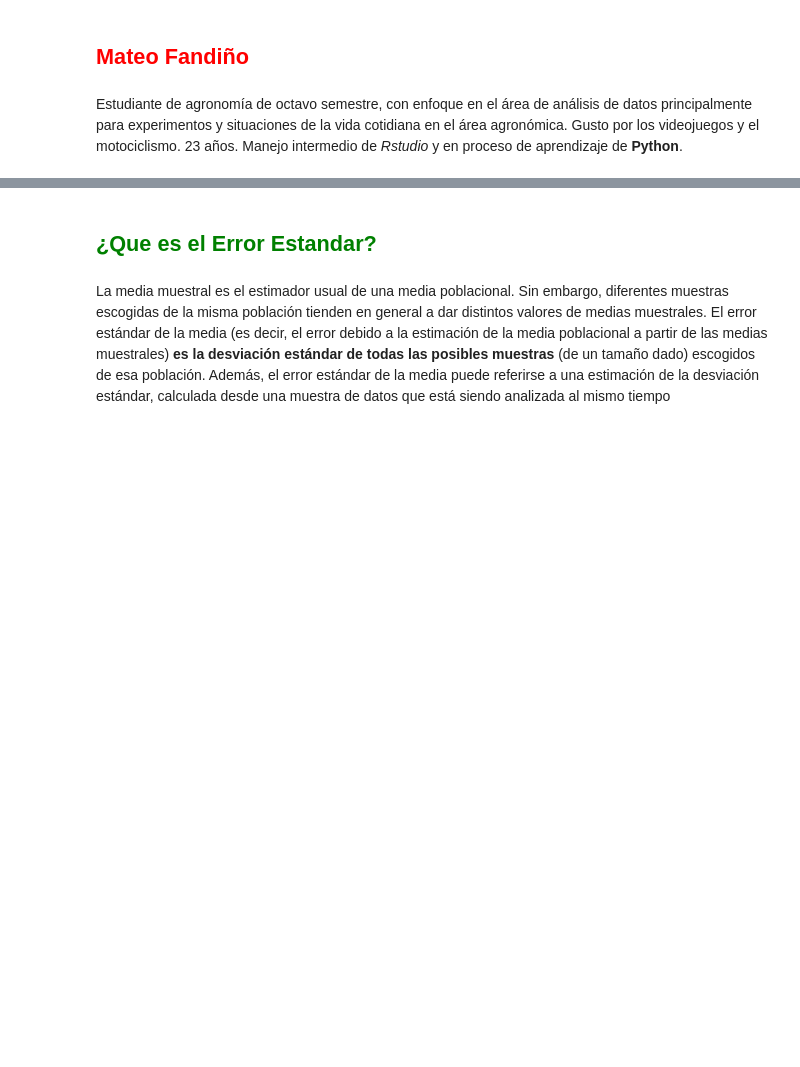
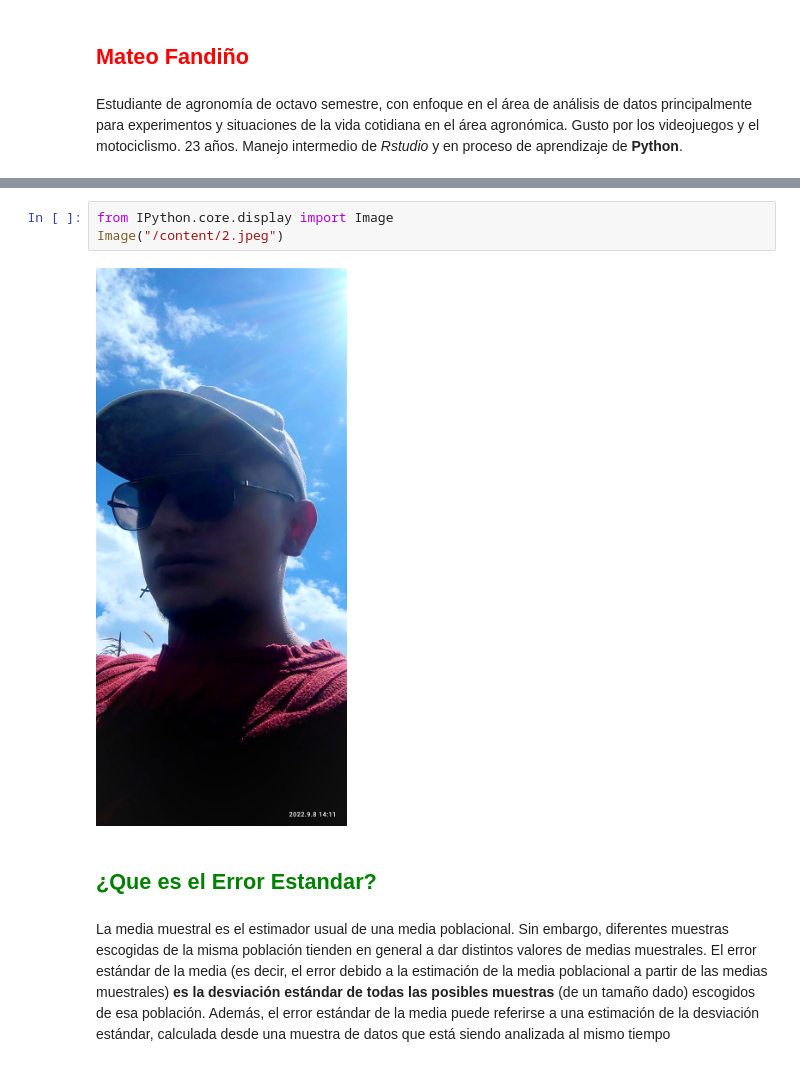
Before and after one commit to MateoFandi/DiplomadoDataScience, a Jupyter notebook: Tarea1.ipynb, the cells around one changed output, grey strips where cells are left out. Drawn from its saved outputs; the diff is of its cells as text; blank space fills up the shorter version.

```diff
--- a/Tarea1.ipynb
+++ b/Tarea1.ipynb
@@ -25,3 +23,8 @@ Estudiante de agronomía de octavo semestre, con enfoque en el área de análisi
+# %%
+from IPython.core.display import Image
+Image("/content/2.jpeg")
+# %% [output]
+[figure, added]
 # %% [markdown]
 ## <span style = "color:green"> ¿Que es el Error Estandar? </span>
 # %% [markdown]
```
Also changed, not shown: parts of 1 cell of this notebook.
